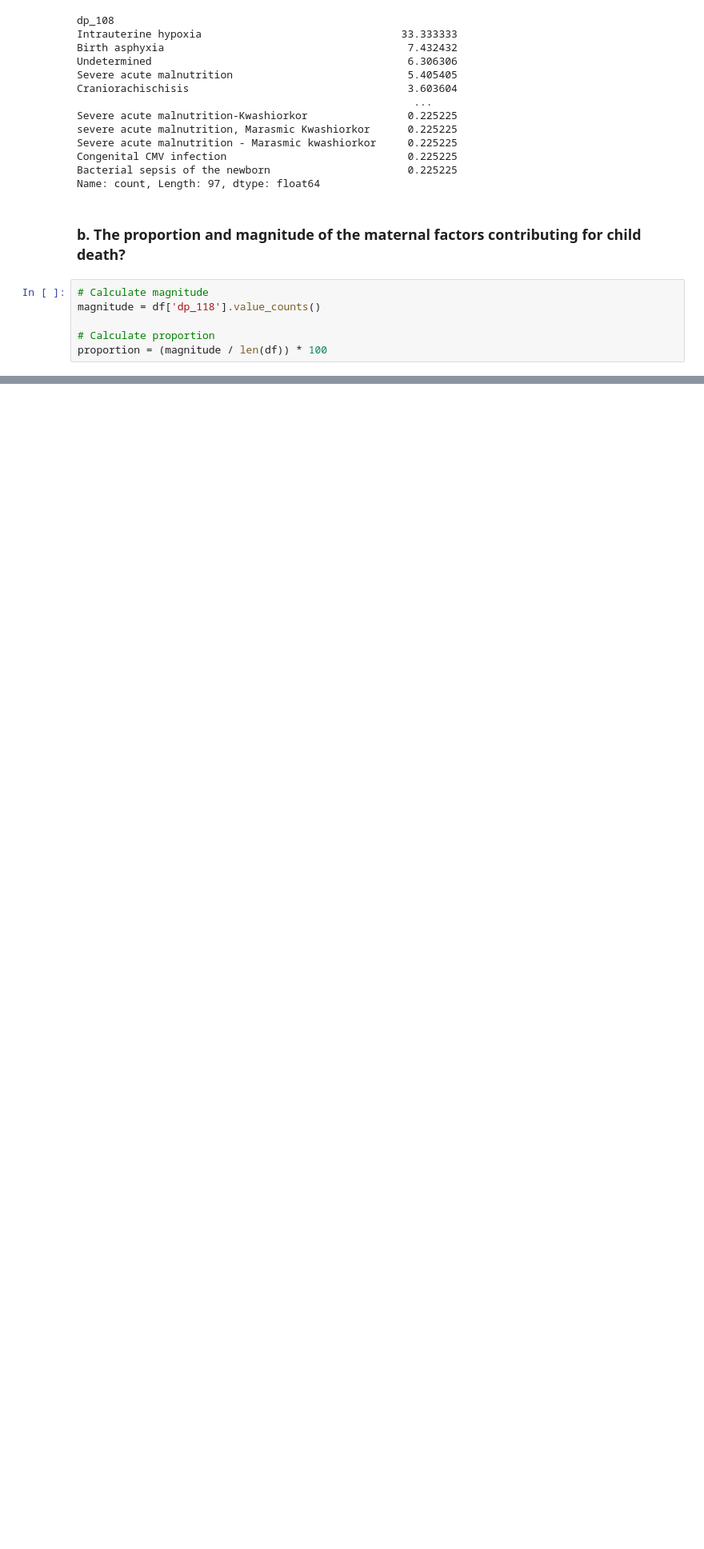
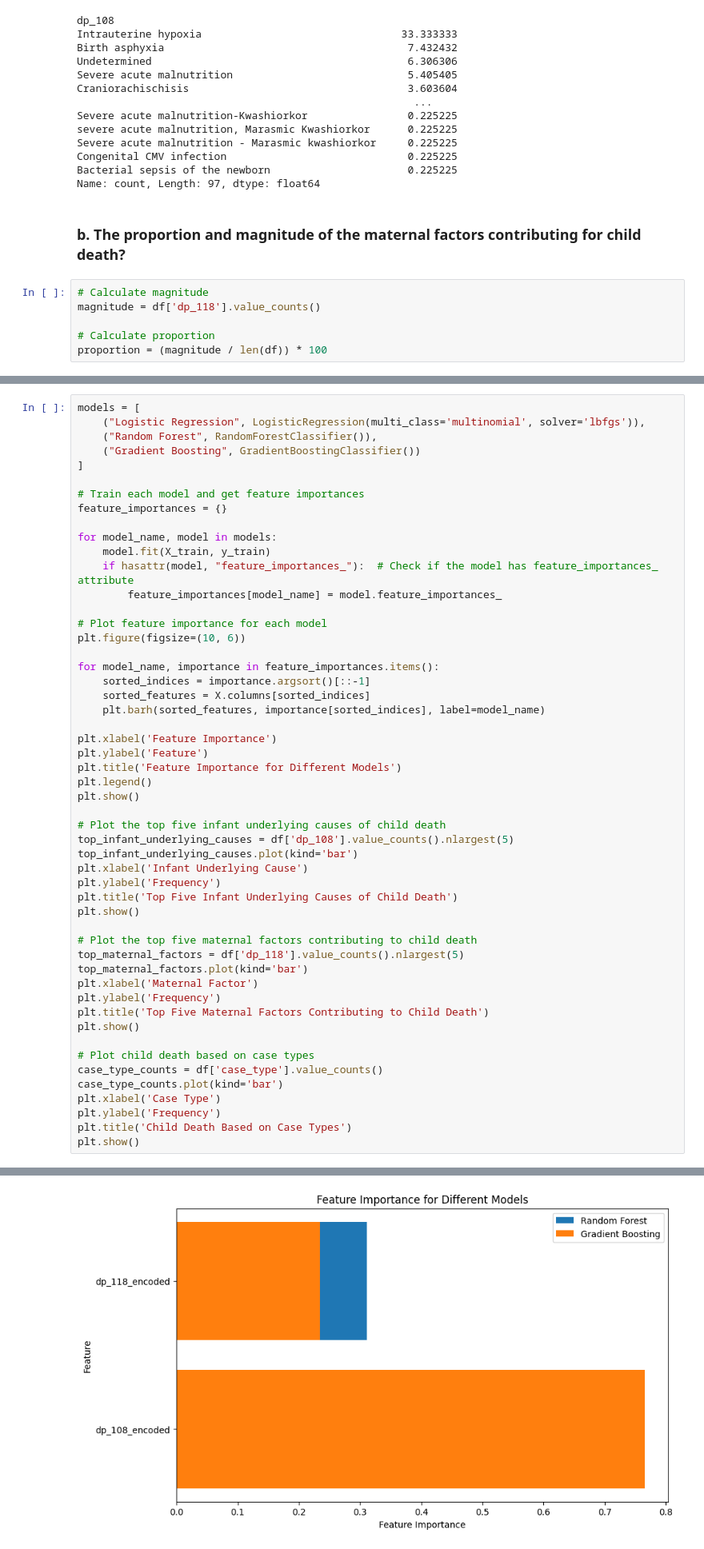
Before and after one commit to bkaggle/EPHI-Challenge, a Jupyter notebook: task1-6.ipynb, the cells around one changed output, grey strips where cells are left out. Shown at 80% size. Cells and saved outputs as stored; diff of their text form; blank space fills up the shorter version.

```diff
--- a/task1-6.ipynb
+++ b/task1-6.ipynb
@@ -175,0 +471,53 @@ proportion = (magnitude / len(df)) * 100
+# %%
+models = [
+    ("Logistic Regression", LogisticRegression(multi_class='multinomial', solver='lbfgs')),
+    ("Random Forest", RandomForestClassifier()),
+    ("Gradient Boosting", GradientBoostingClassifier())
+]
+
+# Train each model and get feature importances
+feature_importances = {}
+
+for model_name, model in models:
+    model.fit(X_train, y_train)
+    if hasattr(model, "feature_importances_"):  # Check if the model has feature_importances_ attribute
+        feature_importances[model_name] = model.feature_importances_
+
+# Plot feature importance for each model
+plt.figure(figsize=(10, 6))
+
+for model_name, importance in feature_importances.items():
+    sorted_indices = importance.argsort()[::-1]
+    sorted_features = X.columns[sorted_indices]
+    plt.barh(sorted_features, importance[sorted_indices], label=model_name)
+
+plt.xlabel('Feature Importance')
+plt.ylabel('Feature')
+plt.title('Feature Importance for Different Models')
+plt.legend()
+plt.show()
+
+# Plot the top five infant underlying causes of child death
+top_infant_underlying_causes = df['dp_108'].value_counts().nlargest(5)
+top_infant_underlying_causes.plot(kind='bar')
+plt.xlabel('Infant Underlying Cause')
+plt.ylabel('Frequency')
+plt.title('Top Five Infant Underlying Causes of Child Death')
+plt.show()
+
+# Plot the top five maternal factors contributing to child death
+top_maternal_factors = df['dp_118'].value_counts().nlargest(5)
+top_maternal_factors.plot(kind='bar')
+plt.xlabel('Maternal Factor')
+plt.ylabel('Frequency')
+plt.title('Top Five Maternal Factors Contributing to Child Death')
+plt.show()
+
+# Plot child death based on case types
+case_type_counts = df['case_type'].value_counts()
+case_type_counts.plot(kind='bar')
+plt.xlabel('Case Type')
+plt.ylabel('Frequency')
+plt.title('Child Death Based on Case Types')
+plt.show()
+# %% [output]
@@ -175,0 +531 @@ proportion = (magnitude / len(df)) * 100
+[figure, added]
```
Also changed, not shown: parts of 24 cells of this notebook.
